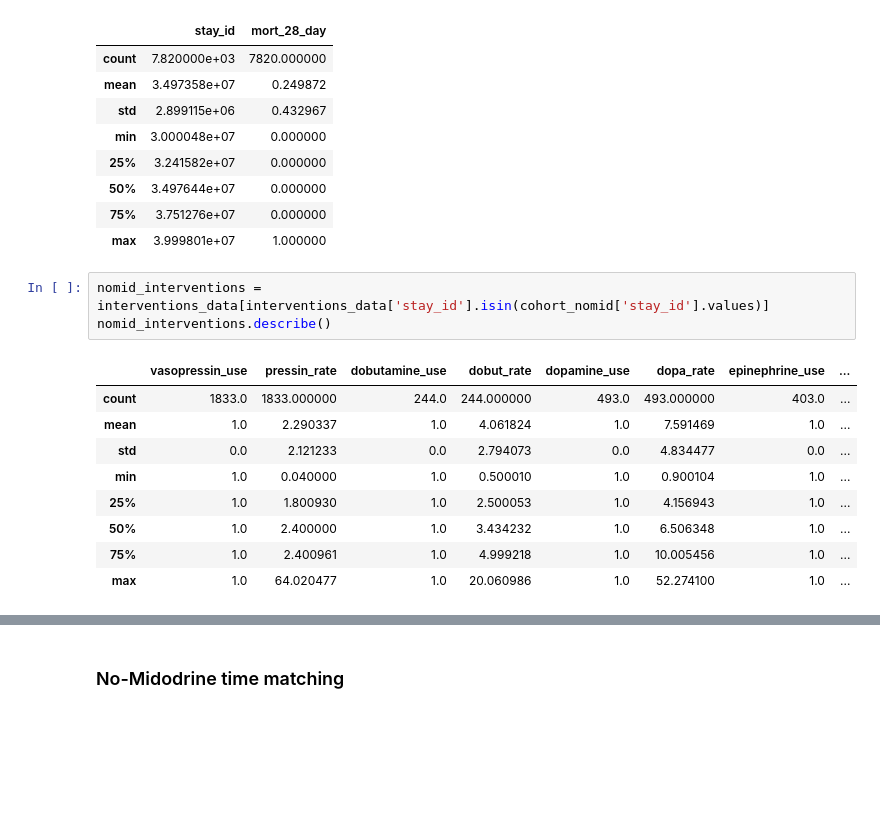
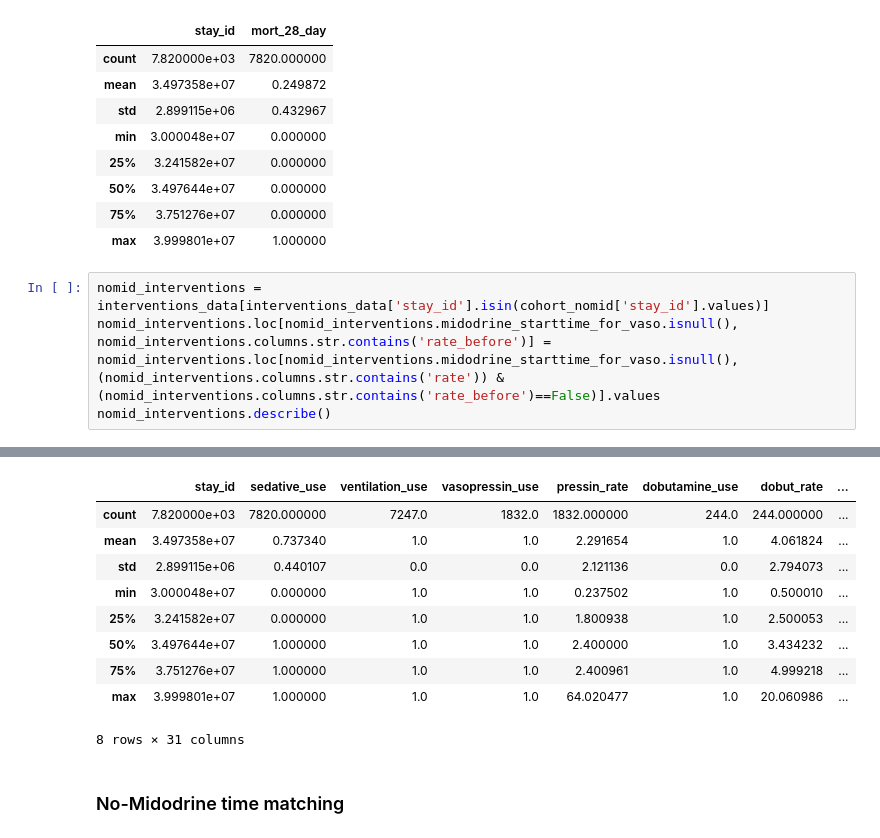
Before and after one commit to Jarvis-BITS/midodrine-mimic-iv, a Jupyter notebook: notebook/01_cohort_data_extraction.ipynb, the cells around one changed output, grey strips where cells are left out. Drawn from its saved outputs; the diff is of its cells as text; blank space fills up the shorter version.

```diff
--- a/notebook/01_cohort_data_extraction.ipynb
+++ b/notebook/01_cohort_data_extraction.ipynb
@@ -1076,16 +1216,8 @@ nomid_mortality.describe()
 | 50% | 3.497644e+07 | 0.000000 |
 | 75% | 3.751276e+07 | 0.000000 |
 | max | 3.999801e+07 | 1.000000 |
-# %%
-nomid_interventions = interventions_data[interventions_data['stay_id'].isin(cohort_nomid['stay_id'].values)]
-nomid_interventions.describe()
-# %% [output]
-|  | vasopressin_use | pressin_rate | dobutamine_use | dobut_rate | dopamine_use | dopa_rate | epinephrine_use | ... |
-| count | 1833.0 | 1833.000000 | 244.0 | 244.000000 | 493.0 | 493.000000 | 403.0 | ... |
-| mean | 1.0 | 2.290337 | 1.0 | 4.061824 | 1.0 | 7.591469 | 1.0 | ... |
-| std | 0.0 | 2.121233 | 0.0 | 2.794073 | 0.0 | 4.834477 | 0.0 | ... |
-| min | 1.0 | 0.040000 | 1.0 | 0.500010 | 1.0 | 0.900104 | 1.0 | ... |
-| 25% | 1.0 | 1.800930 | 1.0 | 2.500053 | 1.0 | 4.156943 | 1.0 | ... |
-| 50% | 1.0 | 2.400000 | 1.0 | 3.434232 | 1.0 | 6.506348 | 1.0 | ... |
-| 75% | 1.0 | 2.400961 | 1.0 | 4.999218 | 1.0 | 10.005456 | 1.0 | ... |
-| max | 1.0 | 64.020477 | 1.0 | 20.060986 | 1.0 | 52.274100 | 1.0 | ... |
+# %%
+nomid_interventions = interventions_data[interventions_data['stay_id'].isin(cohort_nomid['stay_id'].values)]
+nomid_interventions.loc[nomid_interventions.midodrine_starttime_for_vaso.isnull(), nomid_interventions.columns.str.contains('rate_before')] = nomid_interventions.loc[nomid_interventions.midodrine_starttime_for_vaso.isnull(), (nomid_interventions.columns.str.contains('rate')) & (nomid_interventions.columns.str.contains('rate_before')==False)].values
+nomid_interventions.describe()
+# %% [output]
@@ -1092,3 +1225,13 @@ nomid_interventions.describe()
+|  | stay_id | sedative_use | ventilation_use | vasopressin_use | pressin_rate | dobutamine_use | dobut_rate | ... |
+| count | 7.820000e+03 | 7820.000000 | 7247.0 | 1832.0 | 1832.000000 | 244.0 | 244.000000 | ... |
+| mean | 3.497358e+07 | 0.737340 | 1.0 | 1.0 | 2.291654 | 1.0 | 4.061824 | ... |
+| std | 2.899115e+06 | 0.440107 | 0.0 | 0.0 | 2.121136 | 0.0 | 2.794073 | ... |
+| min | 3.000048e+07 | 0.000000 | 1.0 | 1.0 | 0.237502 | 1.0 | 0.500010 | ... |
+| 25% | 3.241582e+07 | 0.000000 | 1.0 | 1.0 | 1.800938 | 1.0 | 2.500053 | ... |
+| 50% | 3.497644e+07 | 1.000000 | 1.0 | 1.0 | 2.400000 | 1.0 | 3.434232 | ... |
+| 75% | 3.751276e+07 | 1.000000 | 1.0 | 1.0 | 2.400961 | 1.0 | 4.999218 | ... |
+| max | 3.999801e+07 | 1.000000 | 1.0 | 1.0 | 64.020477 | 1.0 | 20.060986 | ... |
+8 rows × 31 columns
 # %% [markdown]
 ### No-Midodrine time matching
 # %%
```
Also changed, not shown: parts of 17 cells of this notebook.
